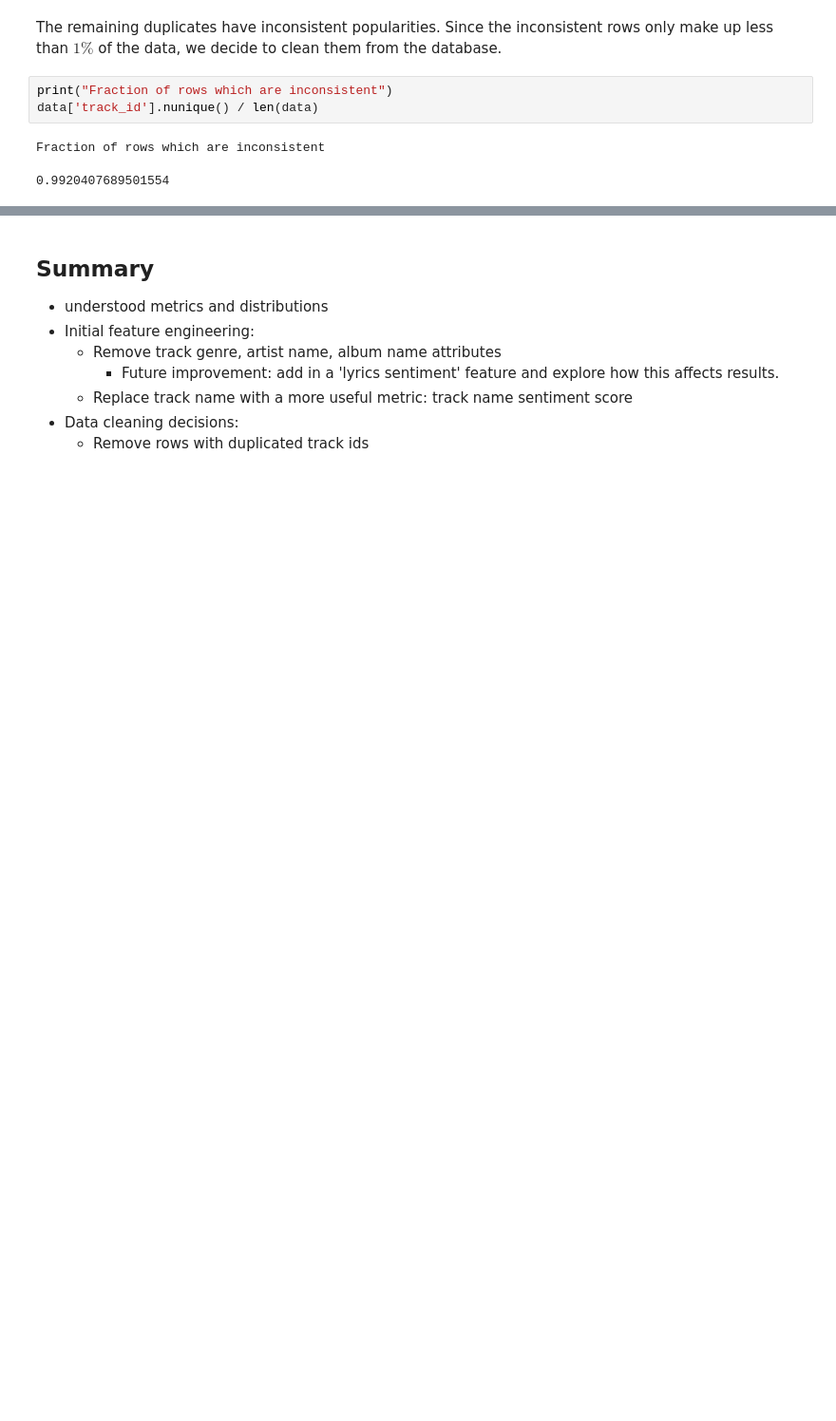
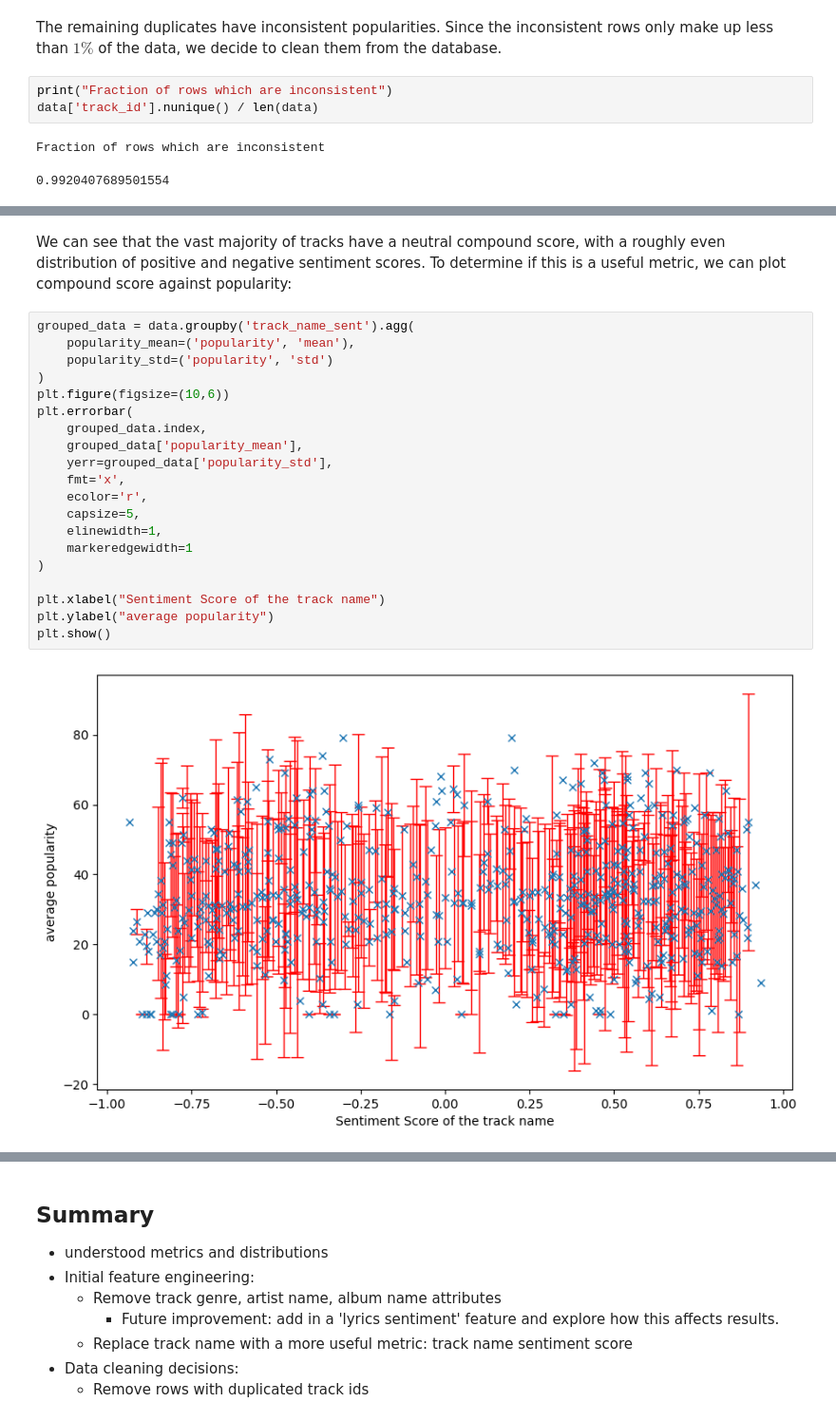
Before and after one commit to ayahusseini/spotify_success, a Jupyter notebook: pipeline/data_exploration.ipynb, the cells around one changed output, grey strips where cells are left out. Shown: that part at 95% size. Drawn from its saved outputs; the diff is of its cells as text; blank space fills up the shorter version.

```diff
--- a/pipeline/data_exploration.ipynb
+++ b/pipeline/data_exploration.ipynb
@@ -275,0 +313,24 @@ Fraction of rows which are inconsistent
+# %% [markdown]
+We can see that the vast majority of tracks have a neutral compound score, with a roughly even distribution of positive and negative sentiment scores. To determine if this is a useful metric, we can plot compound score against popularity:
+# %%
+grouped_data = data.groupby('track_name_sent').agg(
+    popularity_mean=('popularity', 'mean'),
+    popularity_std=('popularity', 'std')
+)
+plt.figure(figsize=(10,6))
+plt.errorbar(
+    grouped_data.index,
+    grouped_data['popularity_mean'],
+    yerr=grouped_data['popularity_std'],
+    fmt='x',
+    ecolor='r',
+    capsize=5,
+    elinewidth=1,
+    markeredgewidth=1
+)
+
+plt.xlabel("Sentiment Score of the track name")
+plt.ylabel("average popularity")
+plt.show()
+# %% [output]
+[figure, added]
```
Also changed, not shown: parts of 9 cells of this notebook, 1 other file.
